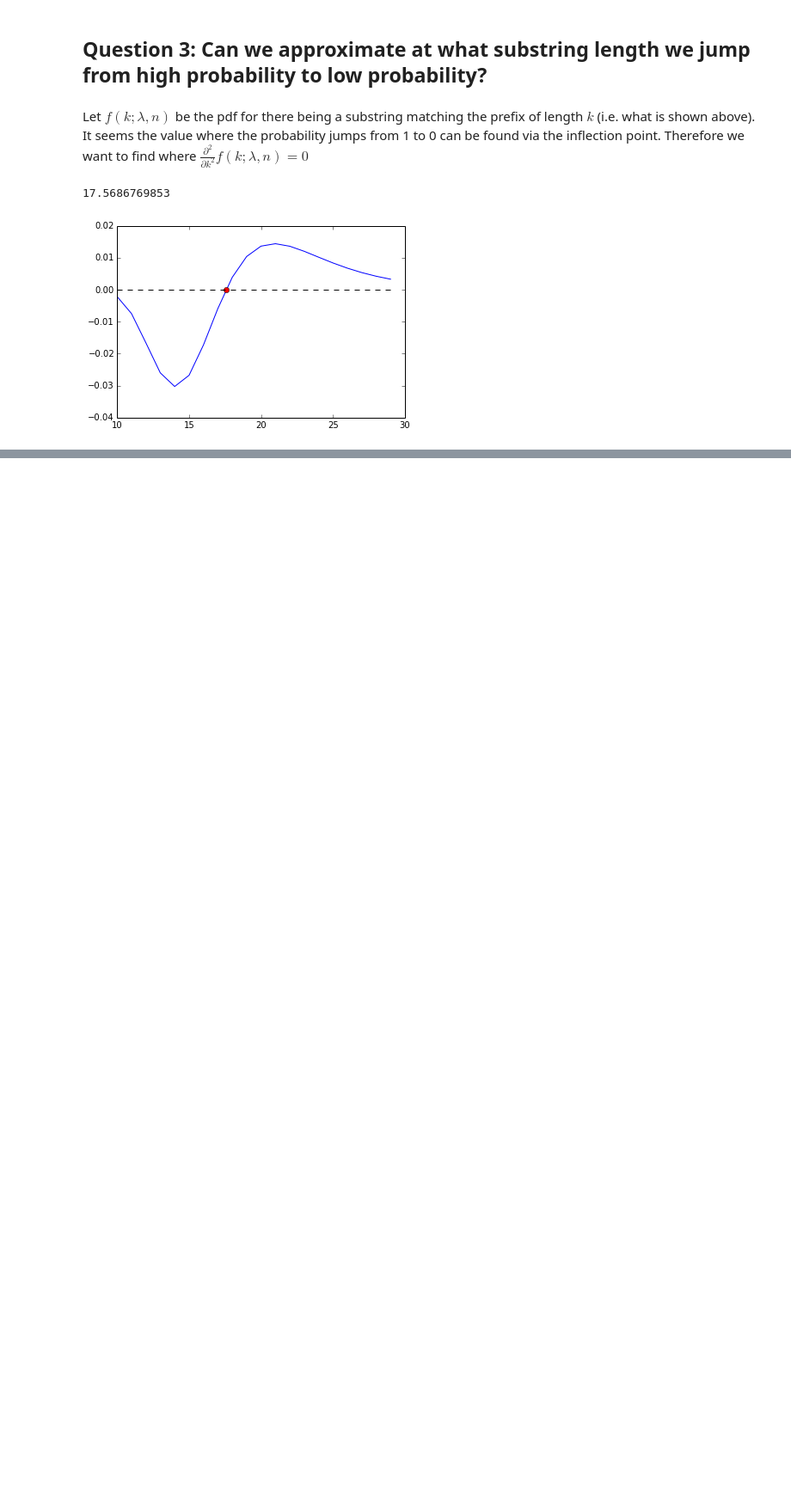
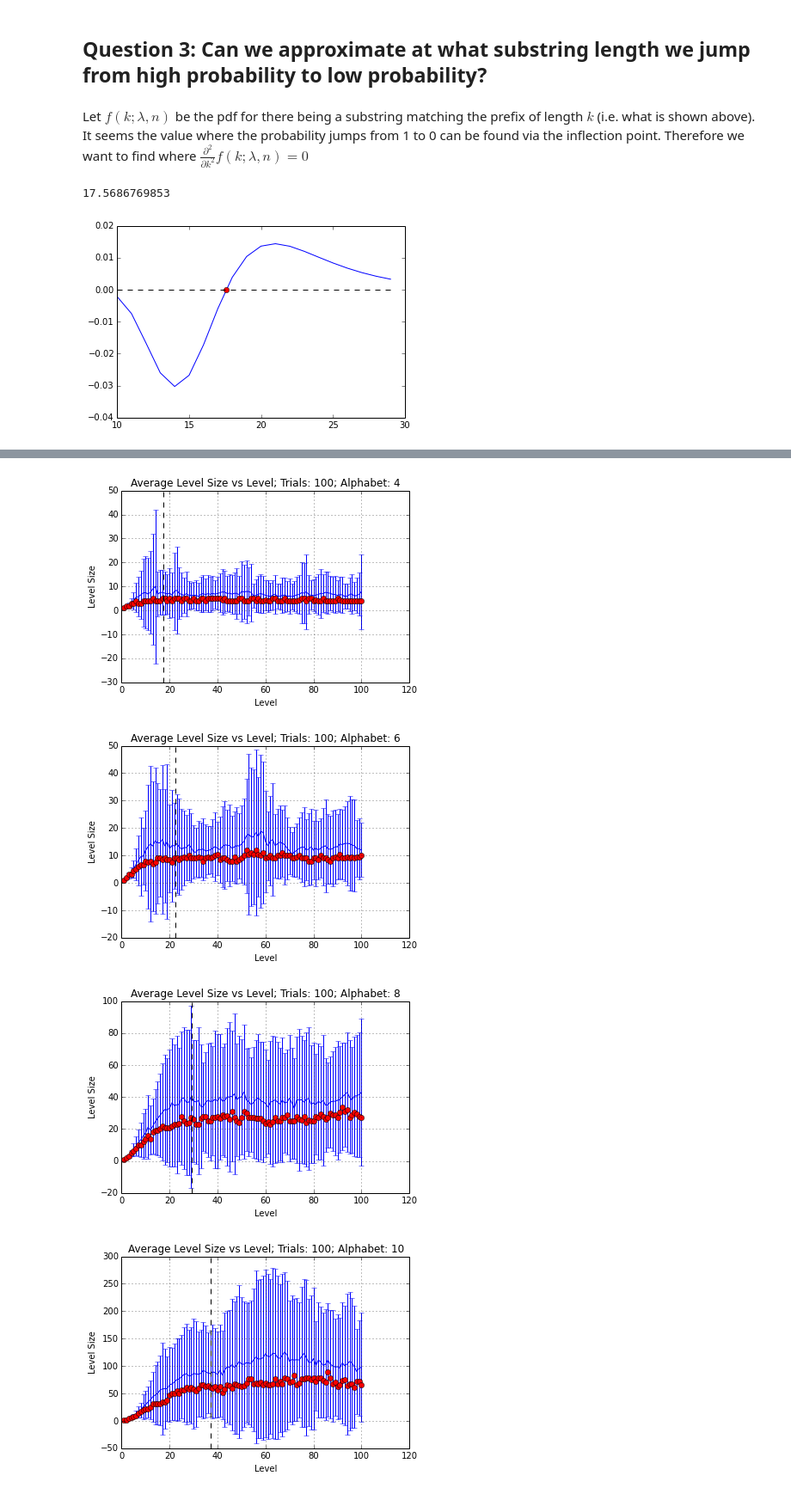
Before and after one commit to IanChar/AutomataGrowth, a Jupyter notebook: aho_merging/SubstringAnalysis.ipynb, the cells around one changed output, grey strips where cells are left out. Shown: that part at 86% size. Drawn from its saved outputs; the diff is of its cells as text; code cells hidden in the pictures; blank space fills up the shorter version.

Commit message:
Inflection point analysis

```diff
--- a/aho_merging/SubstringAnalysis.ipynb
+++ b/aho_merging/SubstringAnalysis.ipynb
@@ -103,0 +107,19 @@ print(inflection)
+# %%
+# Constants
+STRING_LENGTH = 100
+ALPH_SIZES = [4, 6, 8, 10]
+NUM_TRIALS = 100
+
+# Plot for every alphabet size.
+for alph_size in ALPH_SIZES:
+    # Find the inflection point.
+    deriv2 = get_second_deriv(alph_size, STRING_LENGTH)
+    inflection = brentq(deriv2, 15, 50)
+    # Plot the average level trend along with the inflection.
+    alph = clash_analysis.create_alphabet(alph_size)
+    clash_analysis.plot_lvlsize_trend(NUM_TRIALS, STRING_LENGTH, alph, inflection)
+# %% [output]
+[figure, added]
+[figure, added]
+[figure, added]
+[figure, added]
```
Also changed, not shown: parts of 11 cells of this notebook, 1 other file.
